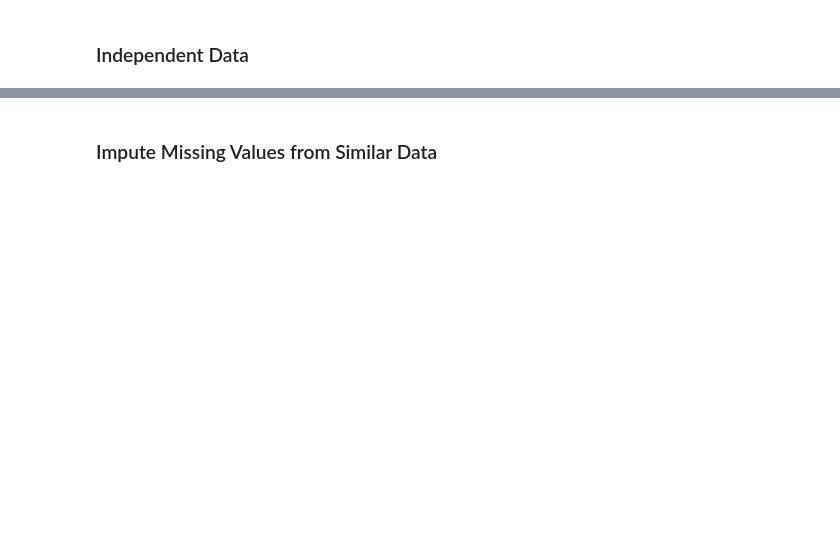
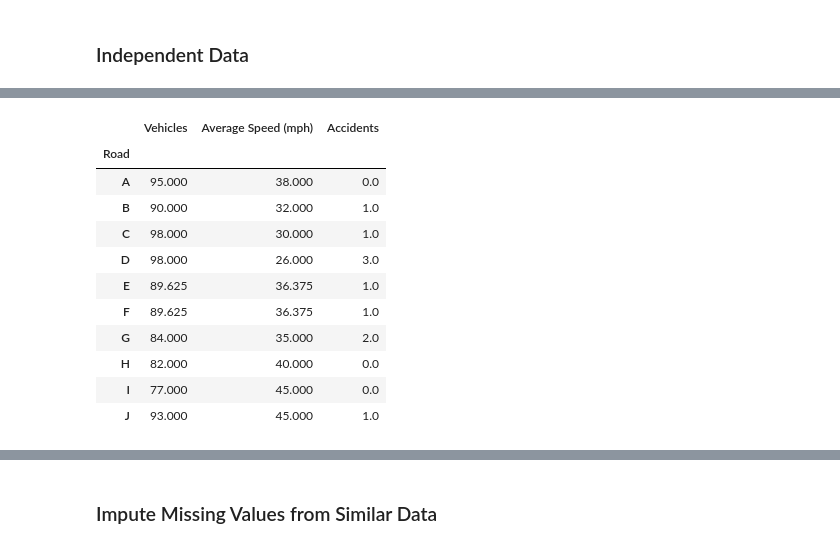
Before and after one commit to ChandraLingam/AmazonSageMakerCourse, a Jupyter notebook: Introduction/ml_handling_missing_values.ipynb, the cells around one changed output, grey strips where cells are left out. Saved outputs shown, nothing was run; the diff lists cells and outputs as text; code cells hidden in the pictures; blank space fills up the shorter version.

Commit message:
numeric only fix

```diff
--- a/Introduction/ml_handling_missing_values.ipynb
+++ b/Introduction/ml_handling_missing_values.ipynb
@@ -124,9 +248,22 @@ df.mean()
 # %%
 # Substitute computed average of other rows
 # In this case, Rows E and F look identical
 # Data stored for Road E and F may not reflect reality
 
-df.fillna(df.mean())
+df.fillna(df.mean(numeric_only=True))
+# %% [output]
+|  | Vehicles | Average Speed (mph) | Accidents |
+| Road |  |  |  |
+| A | 95.000 | 38.000 | 0.0 |
+| B | 90.000 | 32.000 | 1.0 |
+| C | 98.000 | 30.000 | 1.0 |
+| D | 98.000 | 26.000 | 3.0 |
+| E | 89.625 | 36.375 | 1.0 |
+| F | 89.625 | 36.375 | 1.0 |
+| G | 84.000 | 35.000 | 2.0 |
+| H | 82.000 | 40.000 | 0.0 |
+| I | 77.000 | 45.000 | 0.0 |
+| J | 93.000 | 45.000 | 1.0 |
 # %%
 # Better option here is to simply drop NA rows
 # how = all Drop if all columns are NA
```
Also changed, not shown: parts of 24 cells of this notebook, 1 other file.
